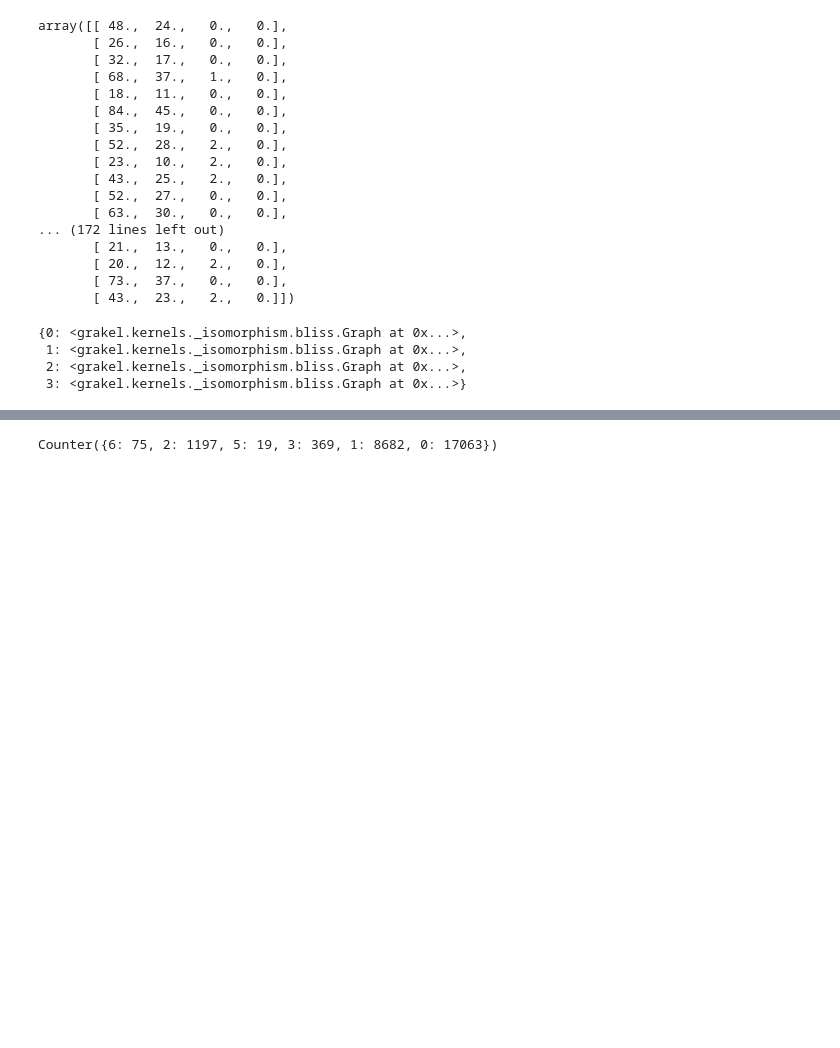
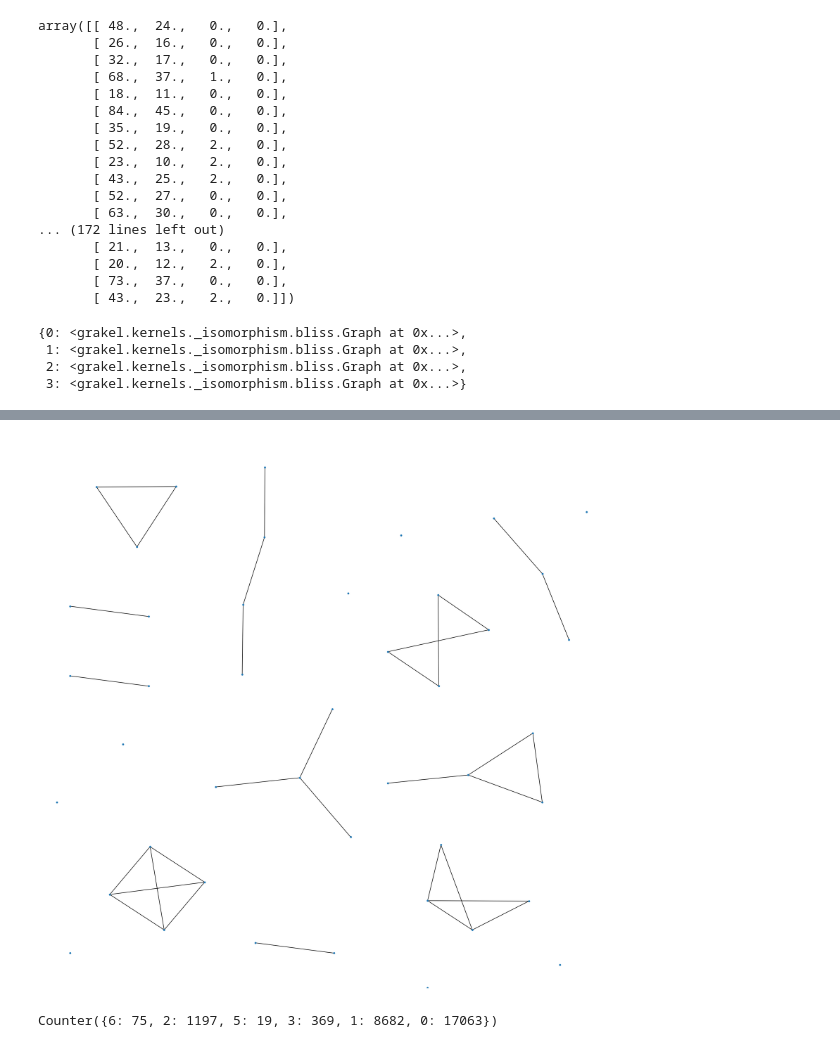
Before and after one commit to congrendai/MSc_Individual_Project, a Jupyter notebook: graphlet.ipynb, the cells around one changed output, grey strips where cells are left out. Drawn from its saved outputs; the diff is of its cells as text; code cells hidden in the pictures; blank space fills up the shorter version.

```diff
--- a/graphlet.ipynb
+++ b/graphlet.ipynb
@@ -75,5 +75,5 @@ dataset = Dataset("BZR")
 # %%
 k = 4
 
-GL = Graphlet(k)
+GL = Graphlet(k, connected=True)
 features = GL.fit_transform(dataset.graphs)
@@ -80,3 +99,7 @@ features = GL.fit_transform(dataset.graphs)
+# %%
+GL.plot_graphlet()
+# %% [output]
+[figure, added]
 # %%
 from collections import Counter
 bins = []
```
Also changed, not shown: parts of 1 cell of this notebook, 7 other files.
